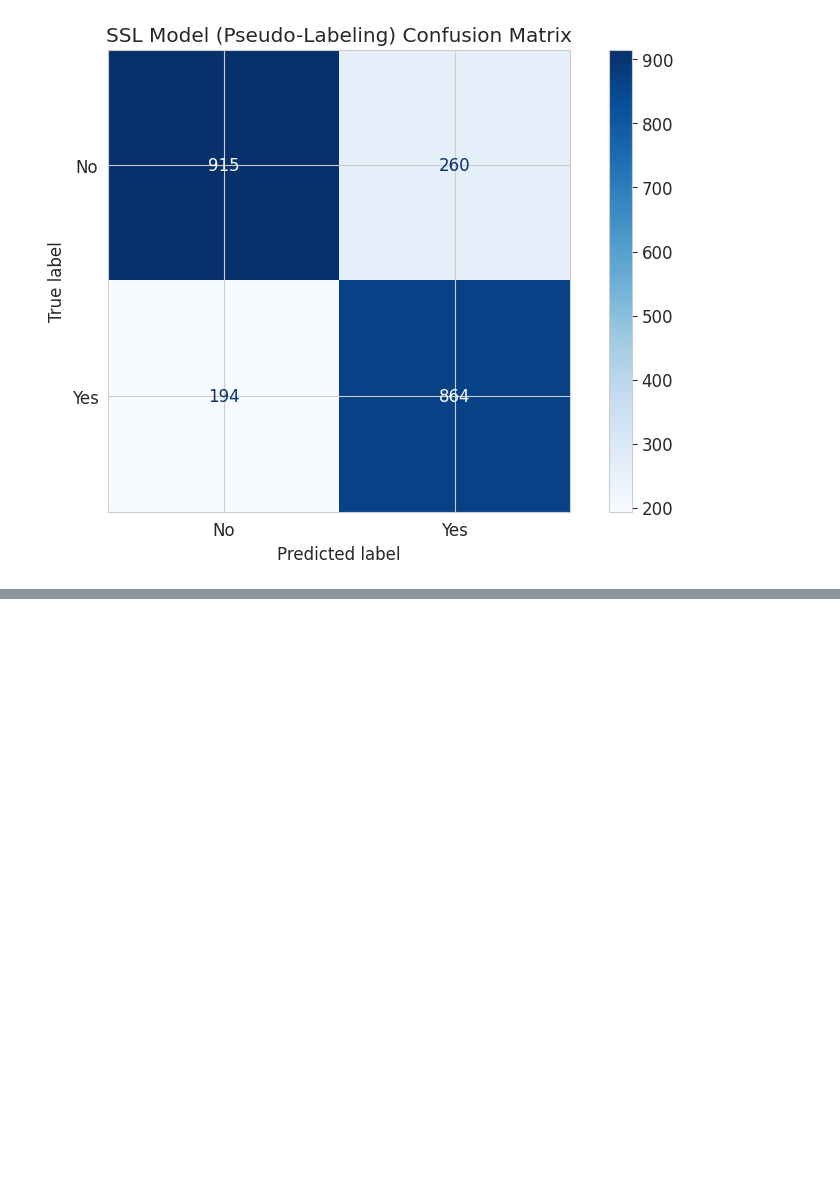
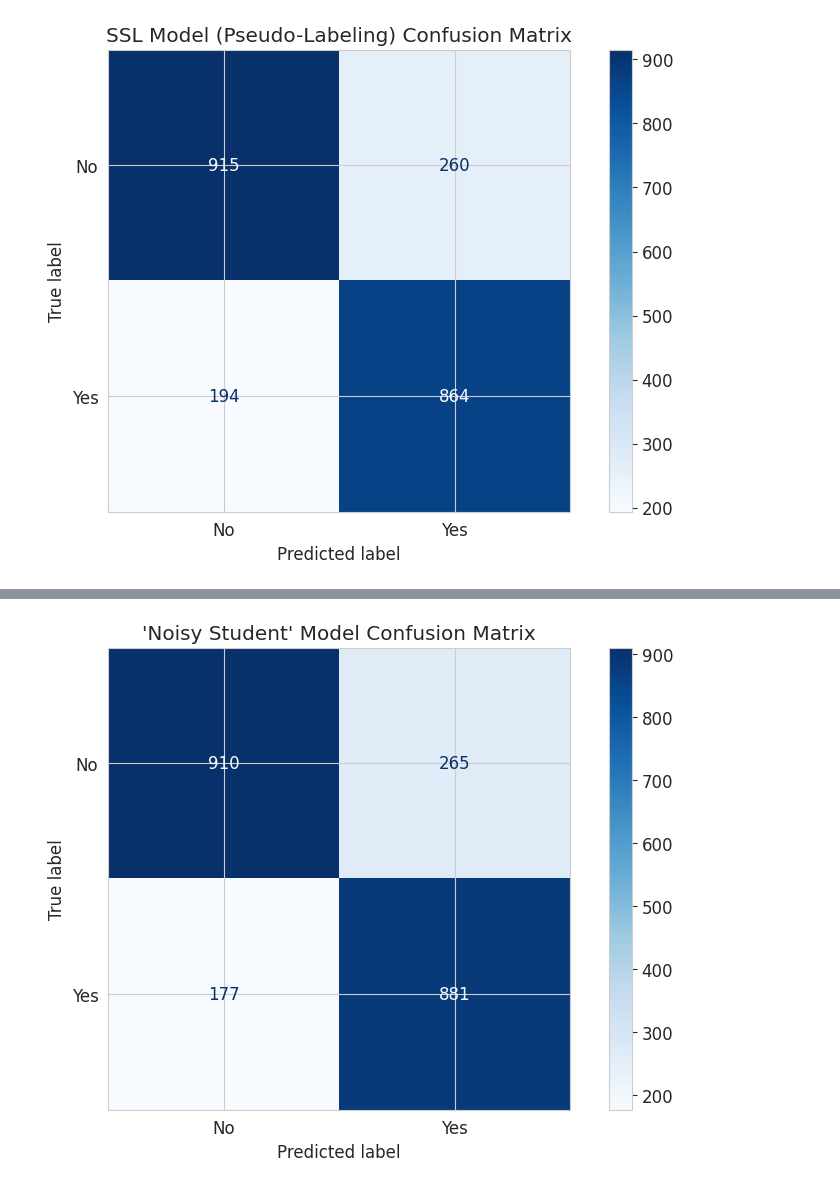
Before and after one commit to alabhastam/semi-supervised-learning-tutorial, a Jupyter notebook: main.ipynb, the cells around one changed output, grey strips where cells are left out. Saved outputs shown, nothing was run; the diff lists cells and outputs as text; code cells hidden in the pictures; blank space fills up the shorter version.

Commit message:
Kaggle Notebook | semi-supervised learning tutorial | Version 7

```diff
--- a/main.ipynb
+++ b/main.ipynb
@@ -842,0 +956,70 @@ Confusion Matrix for SSL Model:
+# %%
+
+import time
+from lightgbm import LGBMClassifier
+from sklearn.metrics import accuracy_score, f1_score, roc_auc_score, classification_report, confusion_matrix
+from sklearn.pipeline import Pipeline
+from sklearn.metrics import ConfusionMatrixDisplay
+import matplotlib.pyplot as plt
+
+print("--- Starting Self-Training with Noise Process ---")
+
+# Steps 1 & 2 are identical to before, so we reuse the data we already created:
+# X_train_augmented, y_train_augmented
+print(f"\n[Info] Using the previously created augmented dataset with {len(X_train_augmented)} samples.")
+
+
+# --- Step 3: Train the "Noisy Student" Model ---
+# The key difference is here. We configure the student model to be "noisier"
+# by using stronger regularization and feature subsampling. This makes it
+# harder for the student to simply memorize the teacher's labels.
+print("\n[Step 3/4] Training new 'Noisy Student' SSL model on the augmented dataset...")
+
+noisy_student_model = Pipeline(steps=[
+    ('preprocessor', preprocessor),
+    ('classifier', LGBMClassifier(
+        random_state=42,
+        class_weight='balanced',
+        # --- Noise and Regularization Parameters ---
+        reg_alpha=0.3,         # L1 regularization
+        reg_lambda=0.3,        # L2 regularization
+        colsample_bytree=0.7,  # Subsample columns for each tree (feature noise)
+        subsample=0.7,         # Subsample rows for each tree (data noise)
+        n_estimators=150       # Increase estimators to give model more capacity to learn despite noise
+    ))
+])
+
+start_time = time.time()
+noisy_student_model.fit(X_train_augmented, y_train_augmented)
+end_time = time.time()
+
+print(f"✅ 'Noisy Student' model training completed in {end_time - start_time:.2f} seconds.")
+
+
+# --- Step 4: Evaluate the Noisy Student Model ---
+print("\n[Step 4/4] Evaluating the 'Noisy Student' model on the test set...")
+
+y_pred_noisy = noisy_student_model.predict(X_test)
+y_pred_proba_noisy = noisy_student_model.predict_proba(X_test)[:, 1]
+
+# Calculate metrics
+accuracy_noisy = accuracy_score(y_test, y_pred_noisy)
+f1_noisy = f1_score(y_test, y_pred_noisy)
+roc_auc_noisy = roc_auc_score(y_test, y_pred_proba_noisy)
+
+print("\n--- 'Noisy Student' Model Performance ---")
+print(f"Accuracy: {accuracy_noisy:.4f}")
+print(f"F1 Score: {f1_noisy:.4f}")
+print(f"ROC AUC Score: {roc_auc_noisy:.4f}")
+
+print("\nClassification Report:")
+print(classification_report(y_test, y_pred_noisy, target_names=['No', 'Yes']))
+
+# Visualize the Confusion Matrix
+print("\nConfusion Matrix for 'Noisy Student' Model:")
+cm_noisy = confusion_matrix(y_test, y_pred_noisy)
+disp_noisy = ConfusionMatrixDisplay(confusion_matrix=cm_noisy, display_labels=['No', 'Yes'])
+disp_noisy.plot(cmap=plt.cm.Blues)
+plt.title("'Noisy Student' Model Confusion Matrix")
+plt.show()
+# %% [output]
@@ -842,0 +1043 @@ Confusion Matrix for SSL Model:
+[figure, added]
```
Also changed, not shown: parts of 6 cells of this notebook.
